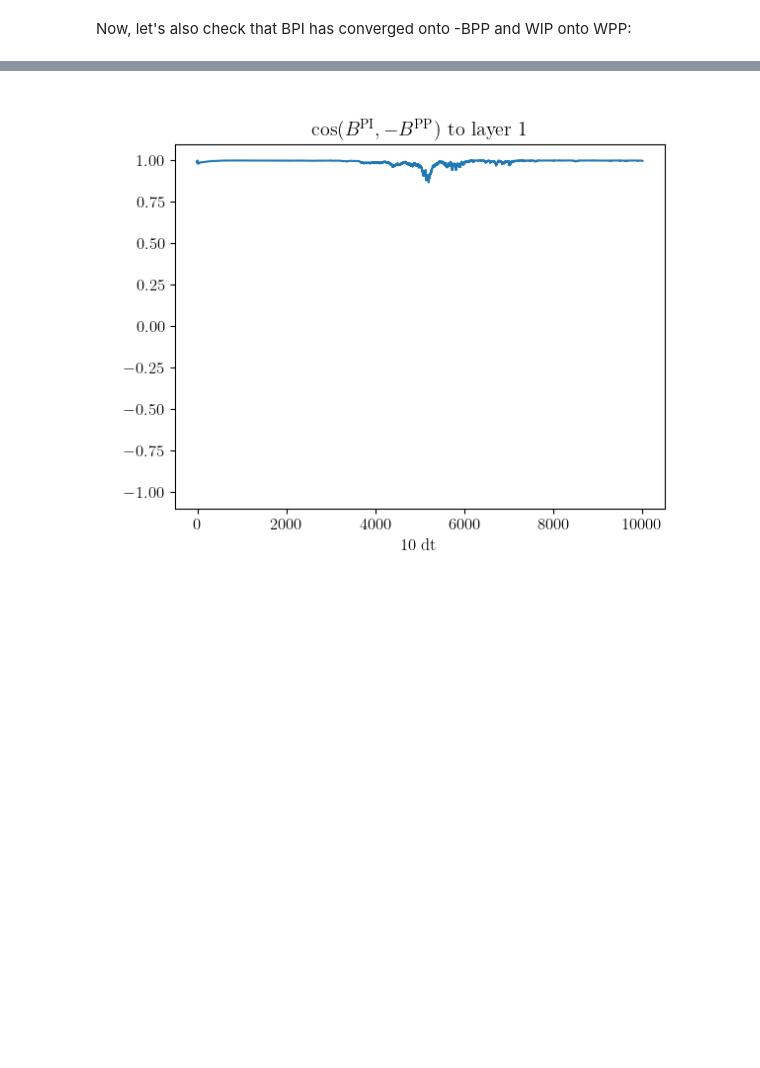
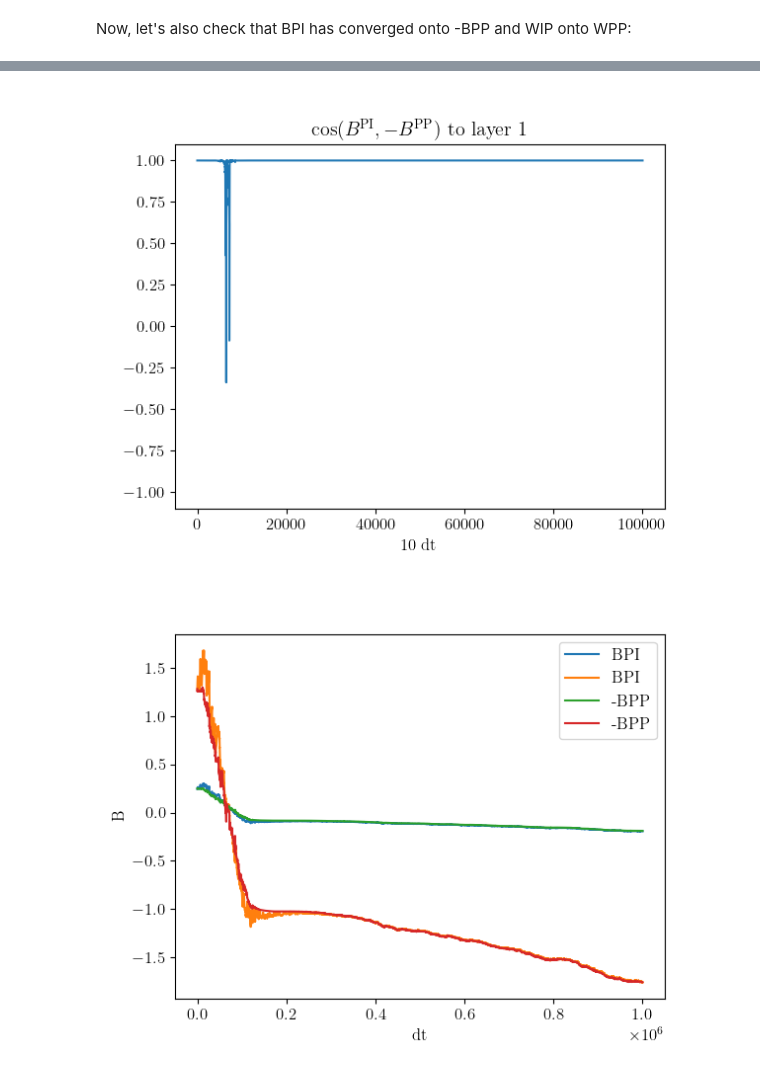
Before and after one commit to kma-code/Phaseless-Alignment-Learning, a Jupyter notebook: RtDeep/RtDeep W.T simple demo.ipynb, the cells around one changed output, grey strips where cells are left out. Saved outputs shown, nothing was run; the diff lists cells and outputs as text; code cells hidden in the pictures; blank space fills up the shorter version.

```diff
--- a/RtDeep/RtDeep W.T simple demo.ipynb
+++ b/RtDeep/RtDeep W.T simple demo.ipynb
@@ -790,6 +789,8 @@ mc3_student_BP = base_model(dt, Tpres, model='BP',
             WPP_init=WPP_init, WIP_init=WIP_init, BPP_init=BPP_init, BPI_init=BPI_init,
             gl=gl, gden=gden, gbas=gbas, gapi=gapi, gnI=gnI, gntgt=gntgt,
             eta_fw=eta_fw, eta_bw=eta_bw, eta_PI=eta_PI, eta_IP=eta_IP)
+
+mc3_student_BP.set_self_predicting_state()
 # %%
 mc3_student_FA = base_model(dt, Tpres, model='FA',
                          activation=logistic, d_activation=d_logistic, layers=layers,
@@ -797,5 +798,7 @@ mc3_student_FA = base_model(dt, Tpres, model='FA',
             WPP_init=WPP_init, WIP_init=WIP_init, BPP_init=BPP_init, BPI_init=BPI_init,
             gl=gl, gden=gden, gbas=gbas, gapi=gapi, gnI=gnI, gntgt=gntgt,
             eta_fw=eta_fw, eta_bw=eta_bw, eta_PI=eta_PI, eta_IP=eta_IP)
+
+mc3_student_FA.set_self_predicting_state()
 # %%
 # check that student and teacher are not aligned already
@@ -1036,14 +1041,14 @@ for i in range(len(layers[1:-1])):
     plt.show()
 
 
-# fig, ax = plt.subplots()
-# ax.plot(np.array([WPP[1].T for WPP in WPP_time_series]).ravel(), label="WPP.T")
-# ax.plot(np.array(BPP_time_series).ravel(), label="BPP")
-# plt.yscale('linear')
-# label = 'dt'
-# plt.xlabel(label)
-# plt.ylabel("B")
-# plt.legend()
-# # plt.title('$\cos(W^\mathrm{IP}, W^\mathrm{PP})$ to layer ' + str(i+1))
-# plt.show()
+    fig, ax = plt.subplots()
+    ax.plot([WPP[i+1].T.ravel() for WPP in WPP_time_series], label="WPP.T")
+    ax.plot([BPP[i].ravel() for BPP in BPP_time_series], label="BPP")
+    plt.yscale('linear')
+    label = 'dt'
+    plt.xlabel(label)
+    plt.ylabel("B")
+    plt.legend()
+    # plt.title('$\cos(W^\mathrm{IP}, W^\mathrm{PP})$ to layer ' + str(i+1))
+    plt.show()
 # %% [output]
@@ -1051,27 +1057,27 @@ for i in range(len(layers[1:-1])):
 # %%
 for i in range(len(layers[1:-1])):
     fig, ax = plt.subplots()
     ax.plot(cos_BPI_BPP[i])
     plt.yscale('linear')
     label = '10 dt'
     plt.xlabel(label)
     plt.title('$\cos(B^\mathrm{PI}, -B^\mathrm{PP})$ to layer ' + str(i+1))
     plt.ylim(-1.1,1.1)
     plt.show()
 
-
-# fig, ax = plt.subplots()
-# ax.plot(np.array(BPI_time_series).ravel(), label="BPI")
-# ax.plot(-np.array(BPP_time_series).ravel(), label="BPP")
-# plt.yscale('linear')
-# label = 'dt'
-# plt.xlabel(label)
-# plt.ylabel("B")
-# plt.legend()
-# # plt.title('$\cos(W^\mathrm{IP}, W^\mathrm{PP})$ to layer ' + str(i+1))
-# plt.show()
+    fig, ax = plt.subplots()
+    ax.plot([BPI[i].ravel() for BPI in BPI_time_series], label="BPI")
+    ax.plot([-BPP[i].ravel() for BPP in BPP_time_series], label="-BPP")
+    plt.yscale('linear')
+    label = 'dt'
+    plt.xlabel(label)
+    plt.ylabel("B")
+    plt.legend()
+    # plt.title('$\cos(W^\mathrm{IP}, W^\mathrm{PP})$ to layer ' + str(i+1))
+    plt.show()
 # %% [output]
-[figure, old version]
+[figure, new version]
+[figure, added]
 # %%
 for i in range(len(layers[1:-1])):
     fig, ax = plt.subplots()
```
Also changed, not shown: parts of 14 cells of this notebook.
